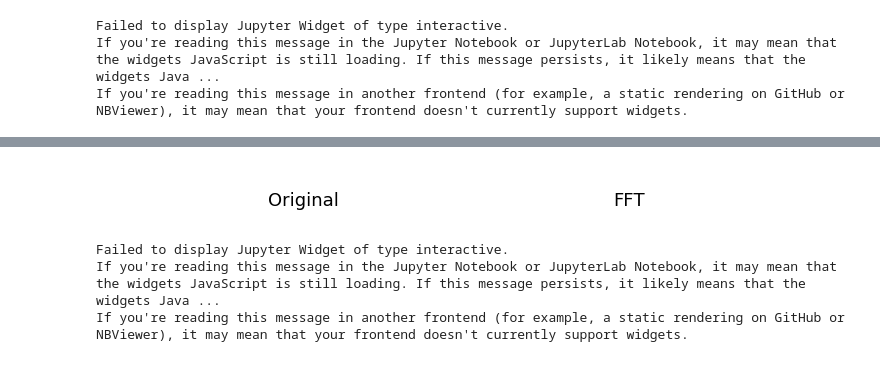
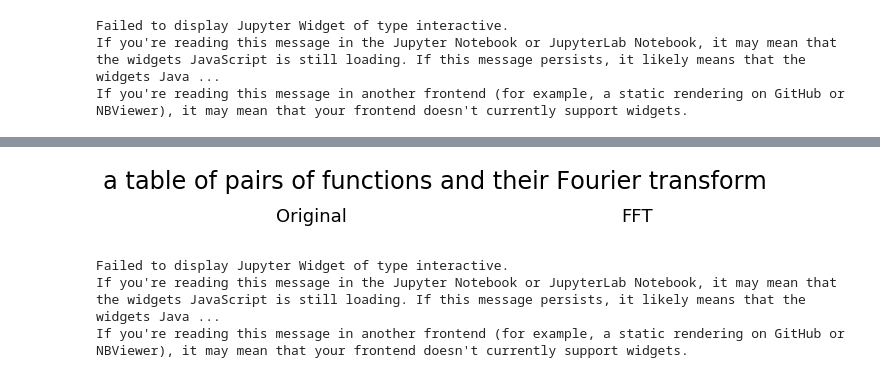
Before and after one commit to delsuc/Fourier_Transform, a Jupyter notebook: Basic_FT.ipynb, the cells around one changed output, grey strips where cells are left out. Saved outputs shown, nothing was run; the diff lists cells and outputs as text; code cells hidden in the pictures.

```diff
--- a/Basic_FT.ipynb
+++ b/Basic_FT.ipynb
@@ -351,9 +356,10 @@ def draw(width, f, name):
 # %%
 fig, ax1= plt.subplots( figsize=(12,0.5))
+fig.text(0.1,0.9,"a table of pairs of functions and their Fourier transform",fontdict={'size': 24,})
 fig.text(0.3,0,'Original',fontdict={'size': 18,}); fig.text(0.7,0,'FFT',fontdict={'size': 18,})
 ax1.set_axis_off()
 # %% [output]
-[figure, old version]
+[figure, new version]
 # %%
 interactive(draw, width=widgets.FloatSlider(min=0.01,max=3,step=0.01,value=0.2), f=fixed(gauss), name=fixed('Gaussian'))
 # %% [output]
```
Also changed, not shown: parts of 18 cells of this notebook, 10 other files.
